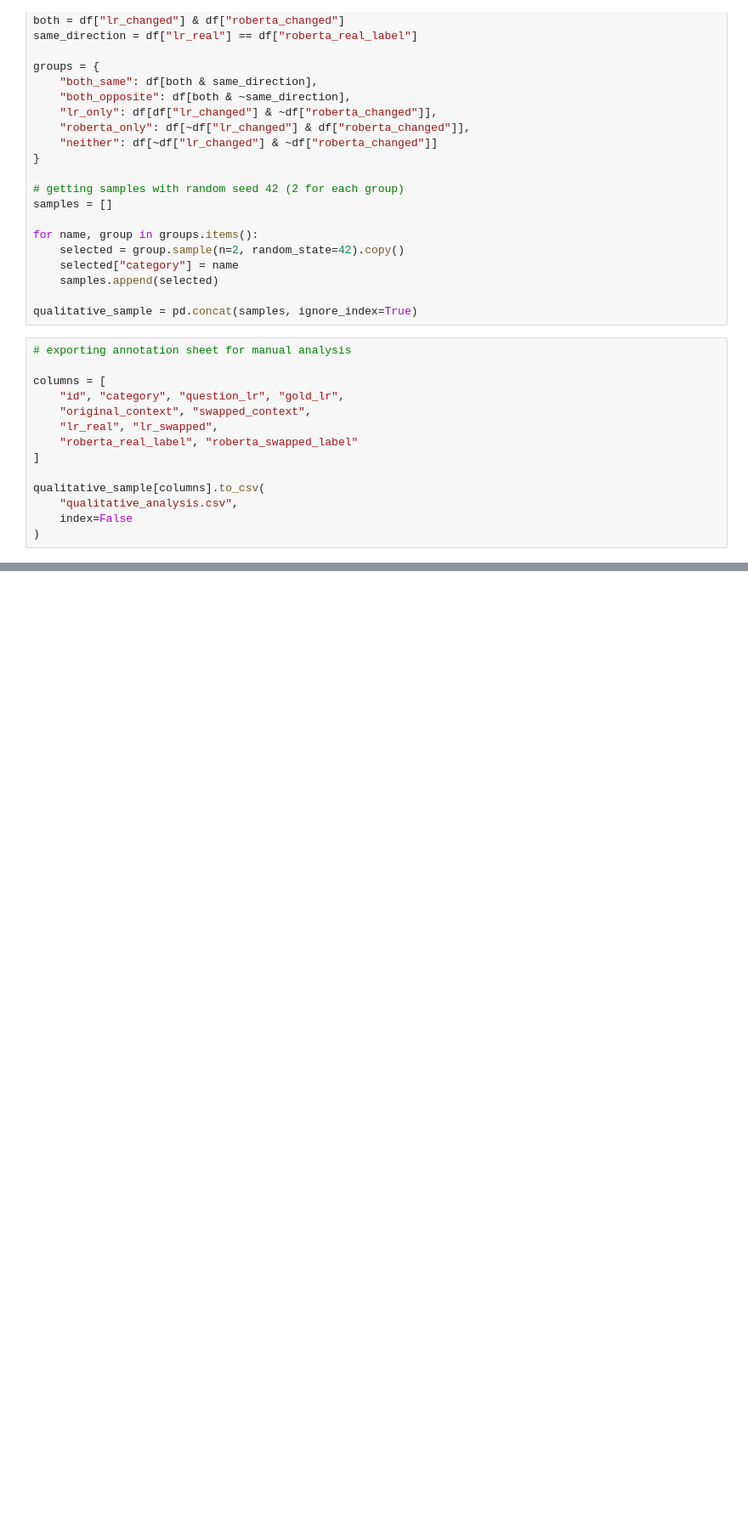
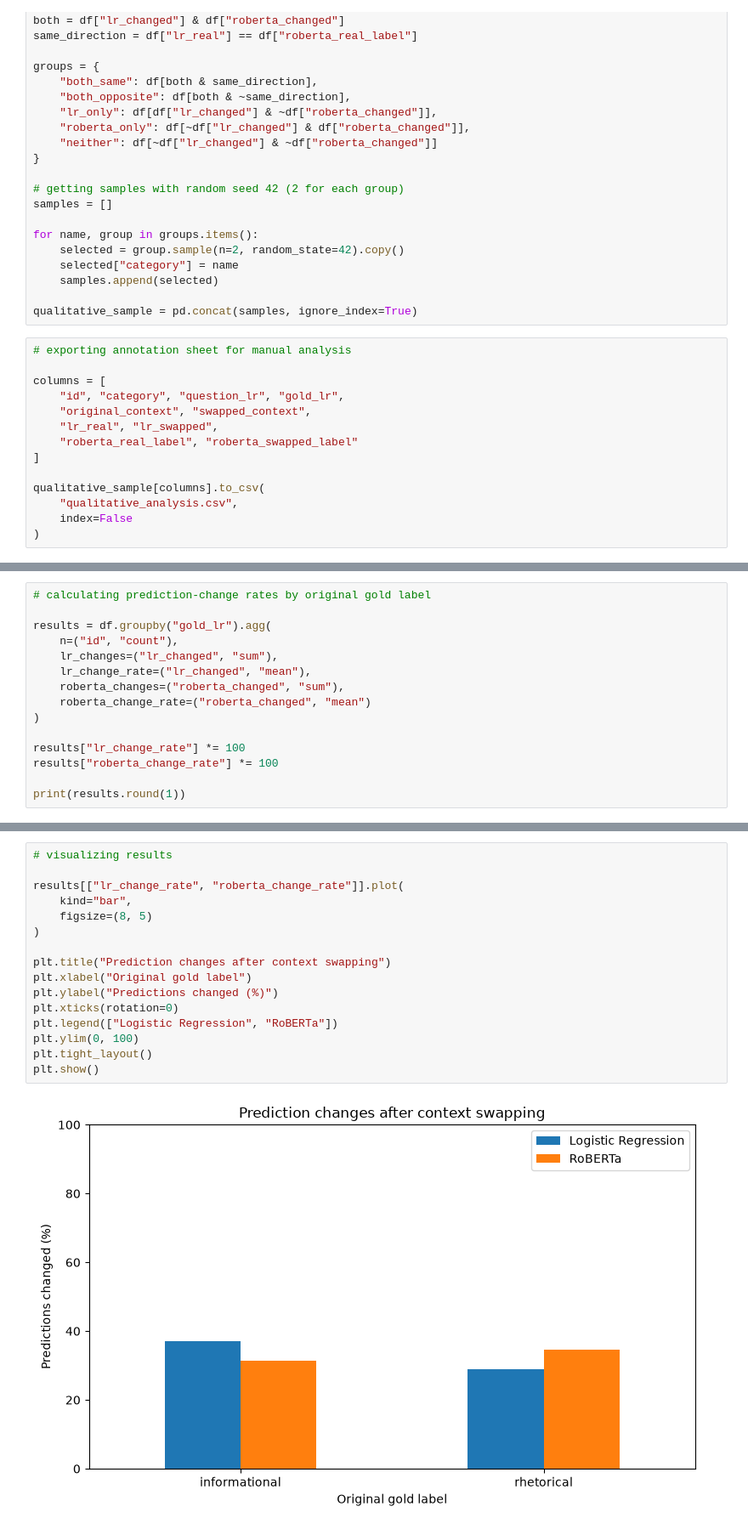
Before and after one commit to elisabeihofer-boop/ml2-final-project, a Jupyter notebook: notebooks/qualitative_analysis.ipynb, the cells around one changed output, grey strips where cells are left out. Shown at 85% size. Saved outputs shown, nothing was run; the diff lists cells and outputs as text; blank space fills up the shorter version.

Commit message:
IQ vs. RQ context swap sensitivity

```diff
--- a/notebooks/qualitative_analysis.ipynb
+++ b/notebooks/qualitative_analysis.ipynb
@@ -83,0 +91,15 @@ qualitative_sample[columns].to_csv(
+# %%
+# calculating prediction-change rates by original gold label
+
+results = df.groupby("gold_lr").agg(
+    n=("id", "count"),
+    lr_changes=("lr_changed", "sum"),
+    lr_change_rate=("lr_changed", "mean"),
+    roberta_changes=("roberta_changed", "sum"),
+    roberta_change_rate=("roberta_changed", "mean")
+)
+
+results["lr_change_rate"] *= 100
+results["roberta_change_rate"] *= 100
+
+print(results.round(1))
@@ -83,0 +116,18 @@ qualitative_sample[columns].to_csv(
+# %%
+# visualizing results
+
+results[["lr_change_rate", "roberta_change_rate"]].plot(
+    kind="bar",
+    figsize=(8, 5)
+)
+
+plt.title("Prediction changes after context swapping")
+plt.xlabel("Original gold label")
+plt.ylabel("Predictions changed (%)")
+plt.xticks(rotation=0)
+plt.legend(["Logistic Regression", "RoBERTa"])
+plt.ylim(0, 100)
+plt.tight_layout()
+plt.show()
+# %% [output]
+[figure, added]
```
Also changed, not shown: parts of 12 cells of this notebook.
